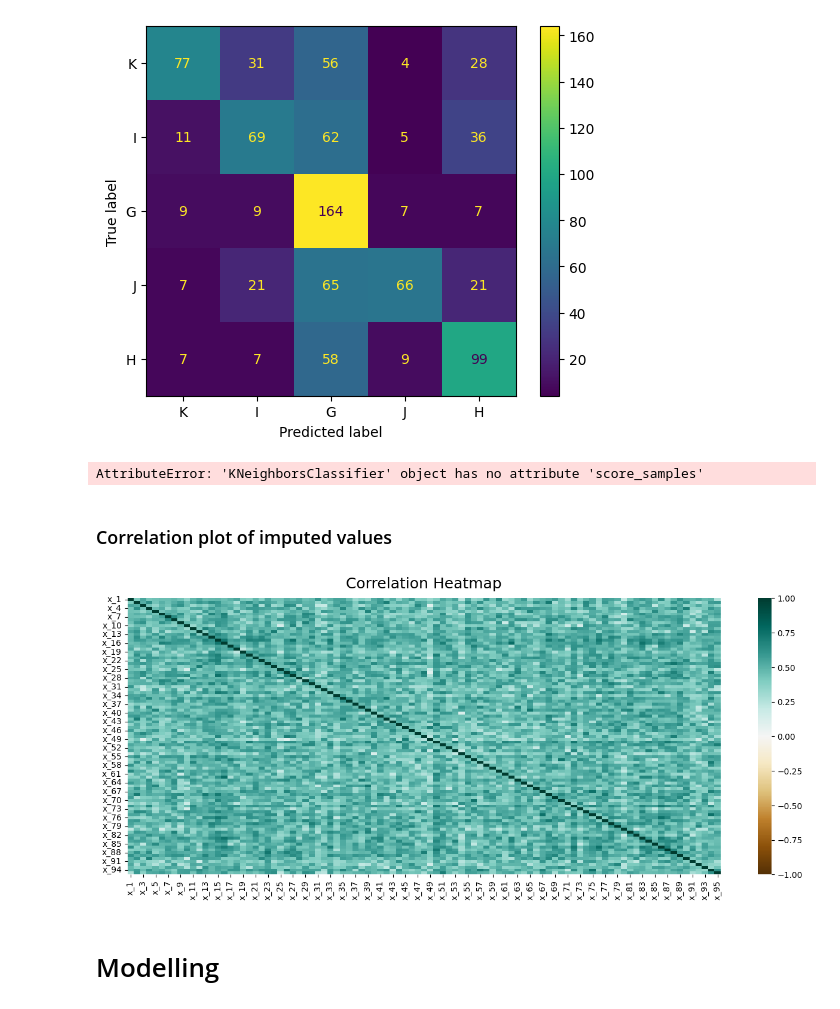
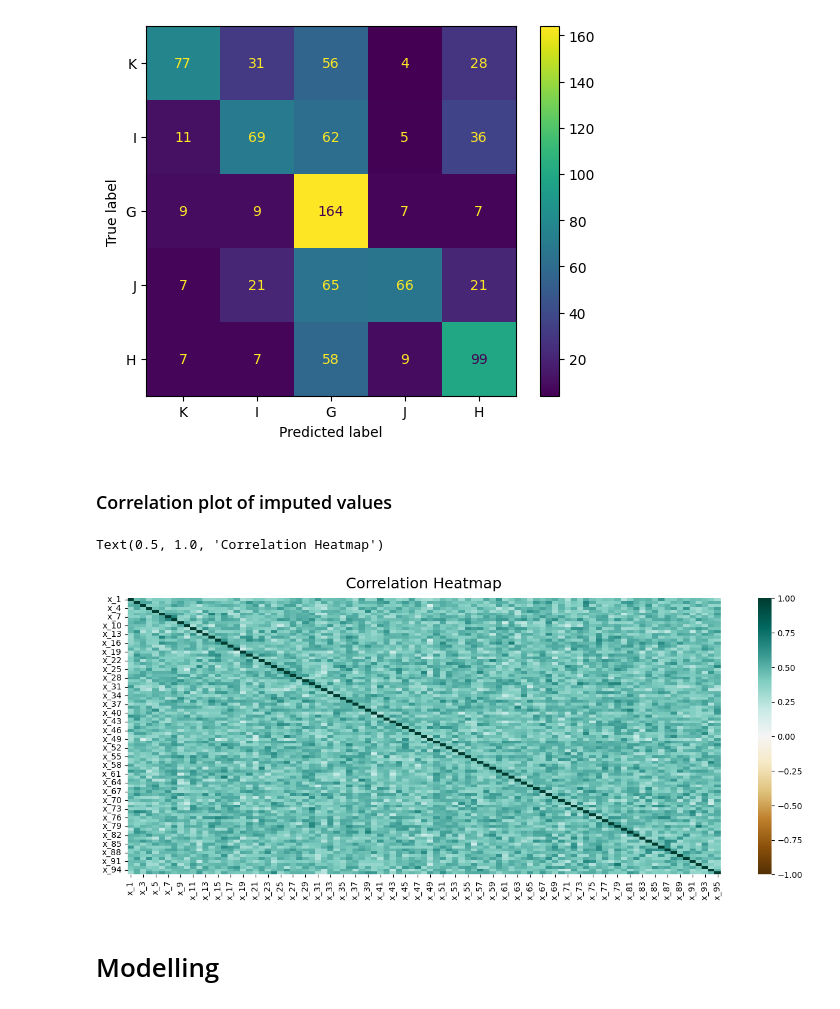
Before and after one commit to s184012/CompDataAss1, a Jupyter notebook: impute_data.ipynb, the cells around one changed output. Saved outputs shown, nothing was run; the diff lists cells and outputs as text; code cells hidden in the pictures.

```diff
--- a/impute_data.ipynb
+++ b/impute_data.ipynb
@@ -71,7 +83,7 @@ combine_category_and_imputed_x.set_output(transform='pandas')
 
 pipe = combine_category_and_imputed_x
 
-num_imputed_df = pipe.fit_transform(X, y)
+num_imputed_df = pipe.fit_transform(X)
 num_imputed_df = num_imputed_df.rename(mapper=lambda x: x.split('__')[-1], axis=1)
 num_imputed_df
 # %% [output]
@@ -96,9 +108,9 @@ for i in range(1,6):
 
 
     y_label = f'C_{i}'
-    raw = num_imputed_df.dropna(subset=y_label)
-    X = raw.drop(columns=y_label)
-    y = raw.loc[:, y_label]
+    df = num_imputed_df.dropna(subset=y_label)
+    X = df.drop(columns=y_label)
+    y = df.loc[:, y_label]
     non_nan_categories = list(X.loc[:, X.columns.str.contains('C_')].dropna().apply(lambda x: x.unique()).to_numpy().T)
 
 
@@ -156,14 +168,7 @@ for i in range(1,6):
 [figure]
 [figure]
 [figure]
-# %%
-y_label = f'C_{1}'
-X = df.drop(columns=y_label)
-y =
 # %%
-
-
-
 imputed_data = num_imputed_df.copy()
 for i in range(1,6):
     y_label = f'C_{i}'
@@ -173,15 +178,23 @@ for i in range(1,6):
     imputed_data.loc[num_imputed_df[y_label].isna(), y_label] = preds
 
 imputed_data.to_csv('imputed_data.csv')
+
+model_data = pd.concat([raw.y, imputed_data.iloc[0:100]], axis=1)
+new_imputed = imputed_data.iloc[100:]
-# %% [output]
-AttributeError: 'KNeighborsClassifier' object has no attribute 'score_samples'
 # %% [markdown]
 ### Correlation plot of imputed values
 # %%
 plt.figure(figsize=(16, 6))
-heatmap = sns.heatmap(imputed_data.corr(), vmin=-1, vmax=1, annot=False, cmap='BrBG', )
-heatmap.set_title('Correlation Heatmap', fontdict={'fontsize':18}, pad=12);
+heatmap = sns.heatmap(
+    imputed_data.corr(),
+    vmin=-1,
+    vmax=1,
+    annot=False,
+    cmap="BrBG",
+)
+heatmap.set_title("Correlation Heatmap", fontdict={"fontsize": 18}, pad=12)
 # %% [output]
+Text(0.5, 1.0, 'Correlation Heatmap')
-[figure, old version]
+[figure, new version]
 # %% [markdown]
 # Modelling
```
Also changed, not shown: parts of 9 cells of this notebook, 12 other files.
